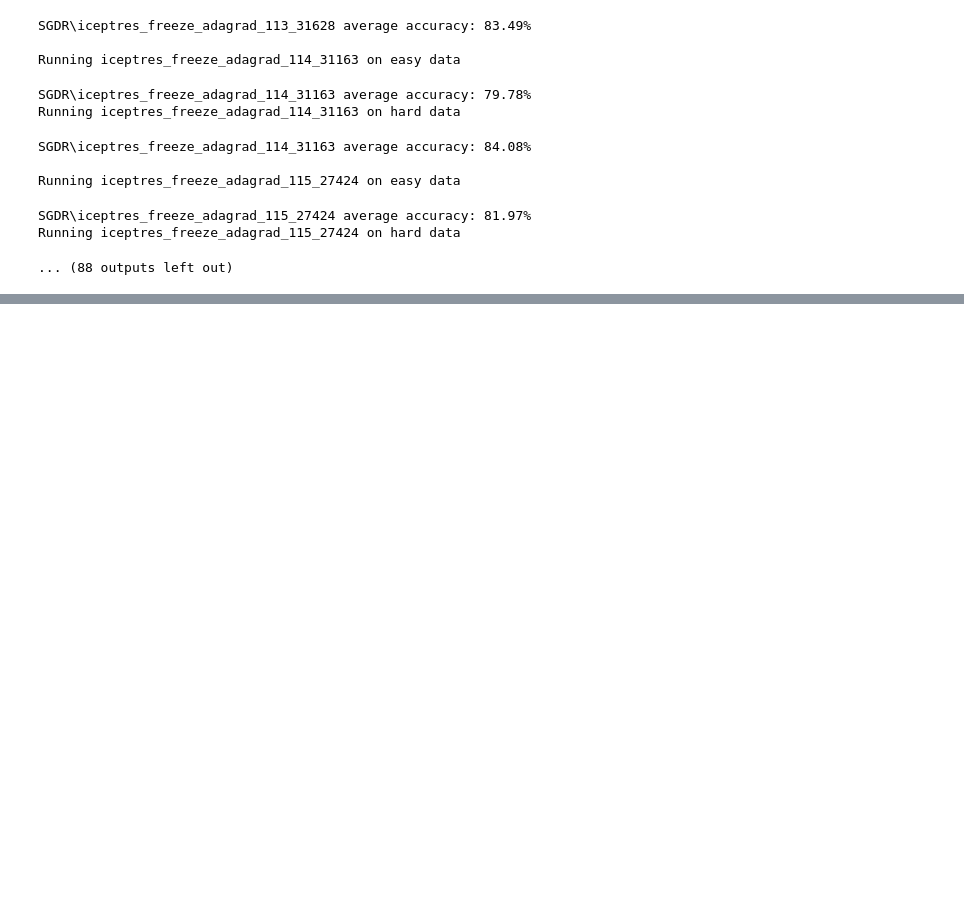
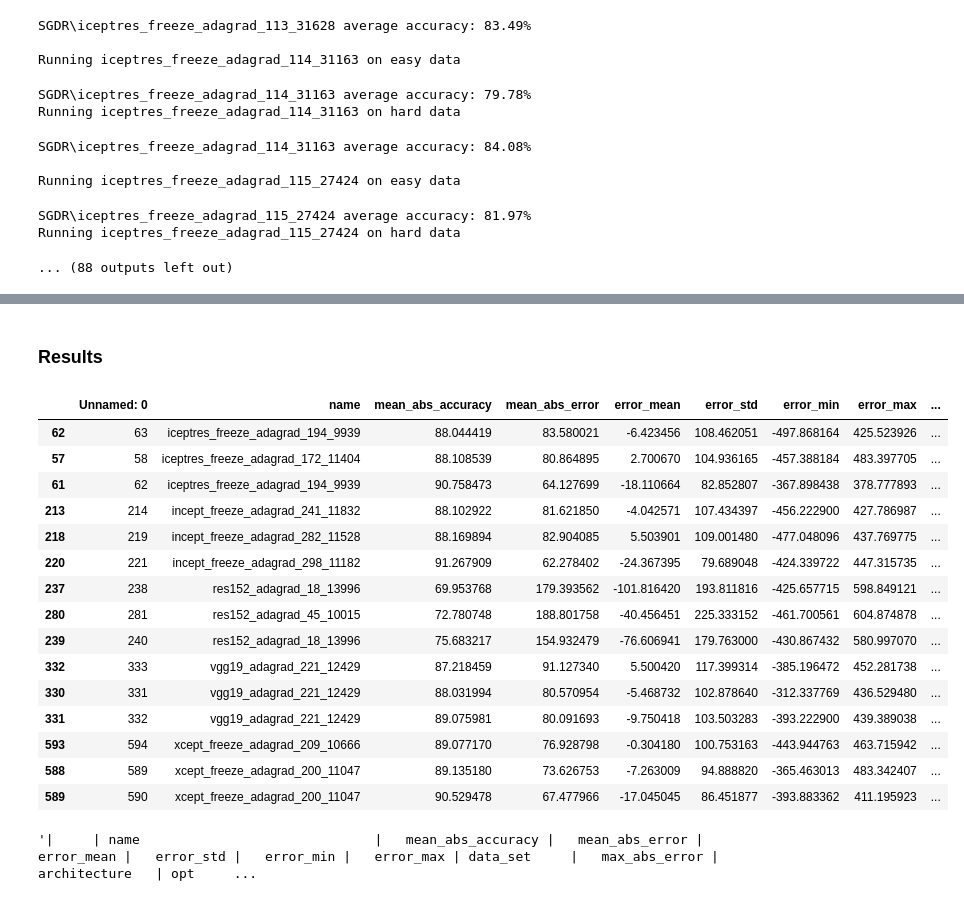
Before and after one commit to 3DBull/VisuWeigh, a Jupyter notebook: notebooks/5_evaluate_models.ipynb, the cells around one changed output, grey strips where cells are left out. Saved outputs shown, nothing was run; the diff lists cells and outputs as text; code cells hidden in the pictures; blank space fills up the shorter version.

```diff
--- a/notebooks/5_evaluate_models.ipynb
+++ b/notebooks/5_evaluate_models.ipynb
@@ -120,0 +140,40 @@ pd.DataFrame(list(model_results.easy))
+# %%
+model_results['architecture'] = model_results.name.apply(model_type)
+# %%
+def get_opt(name):
+    if name.split('_')[1] == 'freeze':
+        return name.split('_')[2]
+    elif name.split('_')[1] == 'false':
+        return name.split('_')[2]
+    else:
+        return name.split('_')[1]
+    return name.split('_')[1]
+# %%
+model_results['opt'] = model_results.name.apply(get_opt)
+# %% [markdown]
+### Results
+# %%
+final = model_results.sort_values(by=['architecture', 'mean_abs_accuracy']).groupby(by=['architecture', 'opt', 'data_set']).tail(1)
+# %%
+final
+# %% [output]
+|  | Unnamed: 0 | name | mean_abs_accuracy | mean_abs_error | error_mean | error_std | error_min | error_max | ... |
+| 62 | 63 | iceptres_freeze_adagrad_194_9939 | 88.044419 | 83.580021 | -6.423456 | 108.462051 | -497.868164 | 425.523926 | ... |
+| 57 | 58 | iceptres_freeze_adagrad_172_11404 | 88.108539 | 80.864895 | 2.700670 | 104.936165 | -457.388184 | 483.397705 | ... |
+| 61 | 62 | iceptres_freeze_adagrad_194_9939 | 90.758473 | 64.127699 | -18.110664 | 82.852807 | -367.898438 | 378.777893 | ... |
+| 213 | 214 | incept_freeze_adagrad_241_11832 | 88.102922 | 81.621850 | -4.042571 | 107.434397 | -456.222900 | 427.786987 | ... |
+| 218 | 219 | incept_freeze_adagrad_282_11528 | 88.169894 | 82.904085 | 5.503901 | 109.001480 | -477.048096 | 437.769775 | ... |
+| 220 | 221 | incept_freeze_adagrad_298_11182 | 91.267909 | 62.278402 | -24.367395 | 79.689048 | -424.339722 | 447.315735 | ... |
+| 237 | 238 | res152_adagrad_18_13996 | 69.953768 | 179.393562 | -101.816420 | 193.811816 | -425.657715 | 598.849121 | ... |
+| 280 | 281 | res152_adagrad_45_10015 | 72.780748 | 188.801758 | -40.456451 | 225.333152 | -461.700561 | 604.874878 | ... |
+| 239 | 240 | res152_adagrad_18_13996 | 75.683217 | 154.932479 | -76.606941 | 179.763000 | -430.867432 | 580.997070 | ... |
+| 332 | 333 | vgg19_adagrad_221_12429 | 87.218459 | 91.127340 | 5.500420 | 117.399314 | -385.196472 | 452.281738 | ... |
+| 330 | 331 | vgg19_adagrad_221_12429 | 88.031994 | 80.570954 | -5.468732 | 102.878640 | -312.337769 | 436.529480 | ... |
+| 331 | 332 | vgg19_adagrad_221_12429 | 89.075981 | 80.091693 | -9.750418 | 103.503283 | -393.222900 | 439.389038 | ... |
+| 593 | 594 | xcept_freeze_adagrad_209_10666 | 89.077170 | 76.928798 | -0.304180 | 100.753163 | -443.944763 | 463.715942 | ... |
+| 588 | 589 | xcept_freeze_adagrad_200_11047 | 89.135180 | 73.626753 | -7.263009 | 94.888820 | -365.463013 | 483.342407 | ... |
+| 589 | 590 | xcept_freeze_adagrad_200_11047 | 90.529478 | 67.477966 | -17.045045 | 86.451877 | -393.883362 | 411.195923 | ... |
+# %%
+final.drop(columns=final.columns[0]).to_markdown()
+# %% [output]
+'|     | name                              |   mean_abs_accuracy |   mean_abs_error |   error_mean |   error_std |   error_min |   error_max | data_set     |   max_abs_error | architecture   | opt     ...
```
Also changed, not shown: parts of 11 cells of this notebook, 8 other files.
